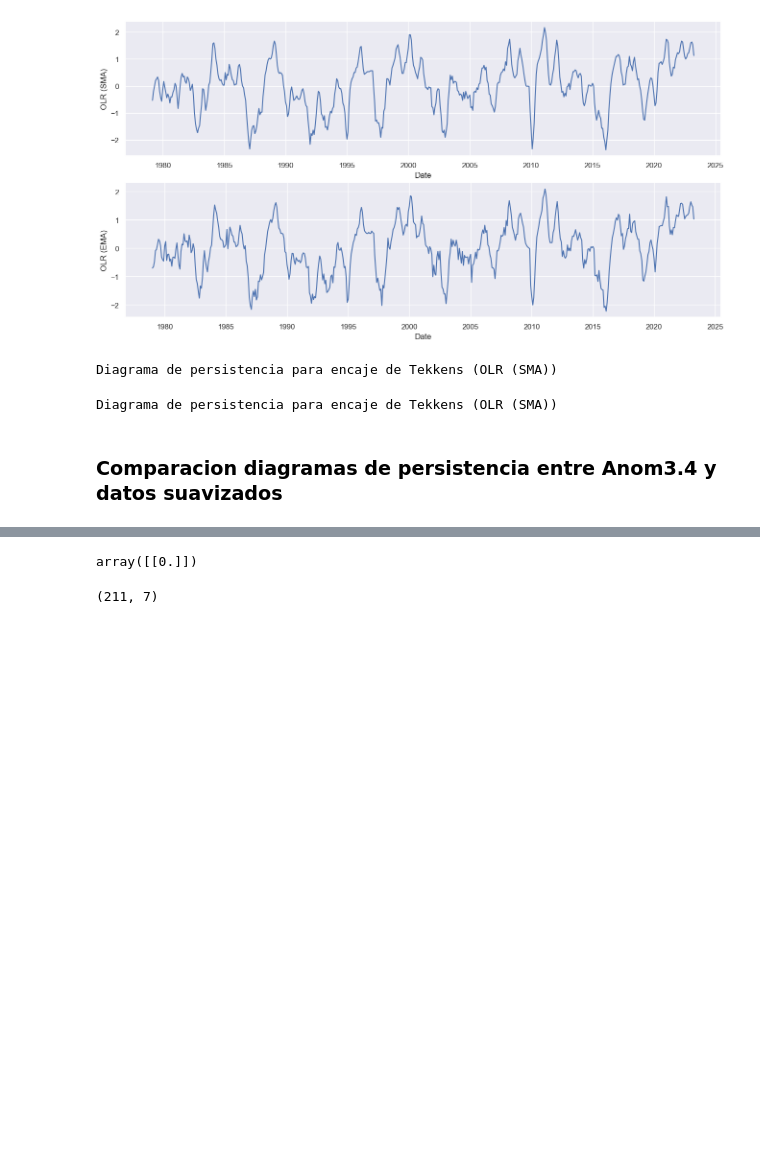
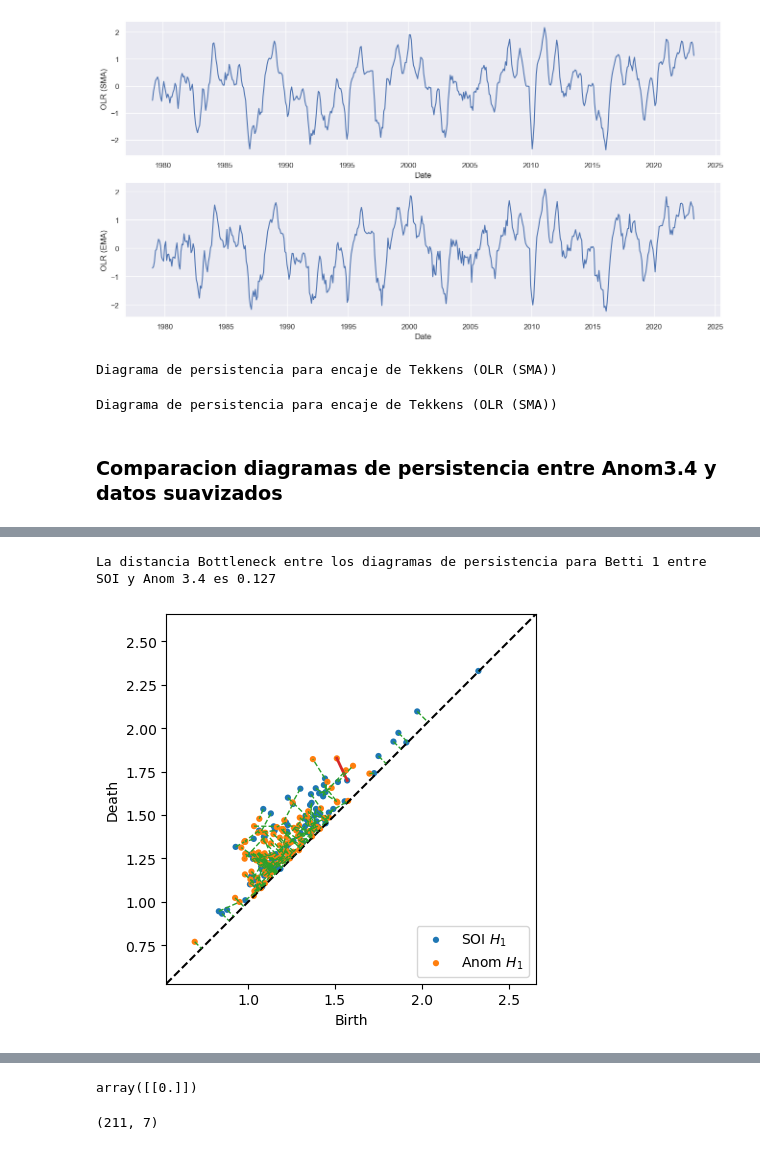
Before and after one commit to fedemedina72/RetoEquipo1, a Jupyter notebook: TimeSeries.ipynb, the cells around one changed output, grey strips where cells are left out. Cells and saved outputs as stored; diff of their text form; code cells hidden in the pictures; blank space fills up the shorter version.

```diff
--- a/TimeSeries.ipynb
+++ b/TimeSeries.ipynb
@@ -258,0 +320,7 @@ Diagrama de persistencia para encaje de Tekkens (OLR (SMA))
+# %%
+distance_bottleneck, matching = persim.bottleneck(SOI_dgm, anom_dgm, matching=True)
+print(f"La distancia Bottleneck entre los diagramas de persistencia para Betti 1 entre SOI y Anom 3.4 es {round(distance_bottleneck, 3)}")
+persim.bottleneck_matching(SOI_dgm, anom_dgm, matching, labels=['SOI $H_1$', 'Anom $H_1$'])
+# %% [output]
+La distancia Bottleneck entre los diagramas de persistencia para Betti 1 entre SOI y Anom 3.4 es 0.127
+[figure, added]
```
Also changed, not shown: parts of 15 cells of this notebook.
